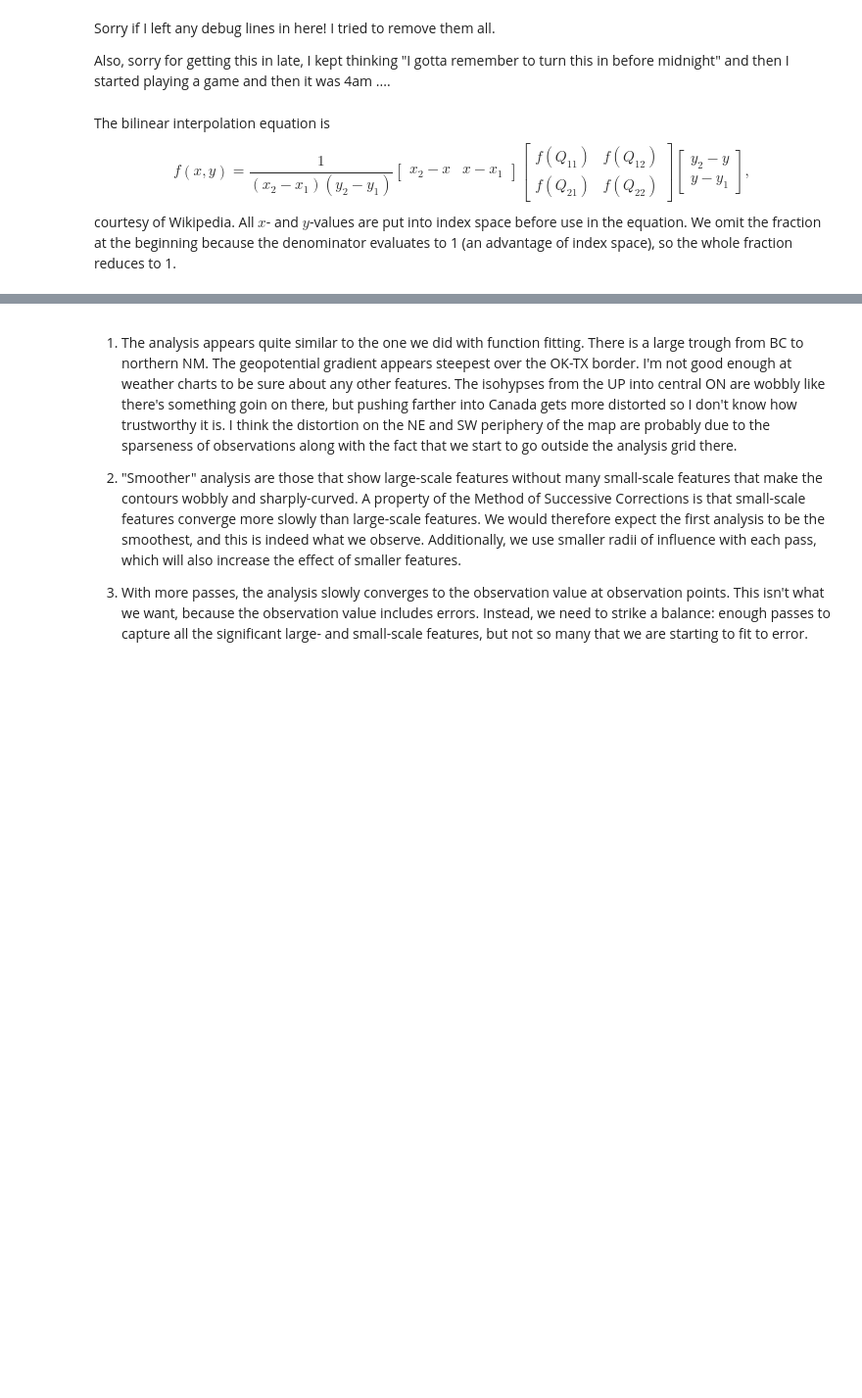
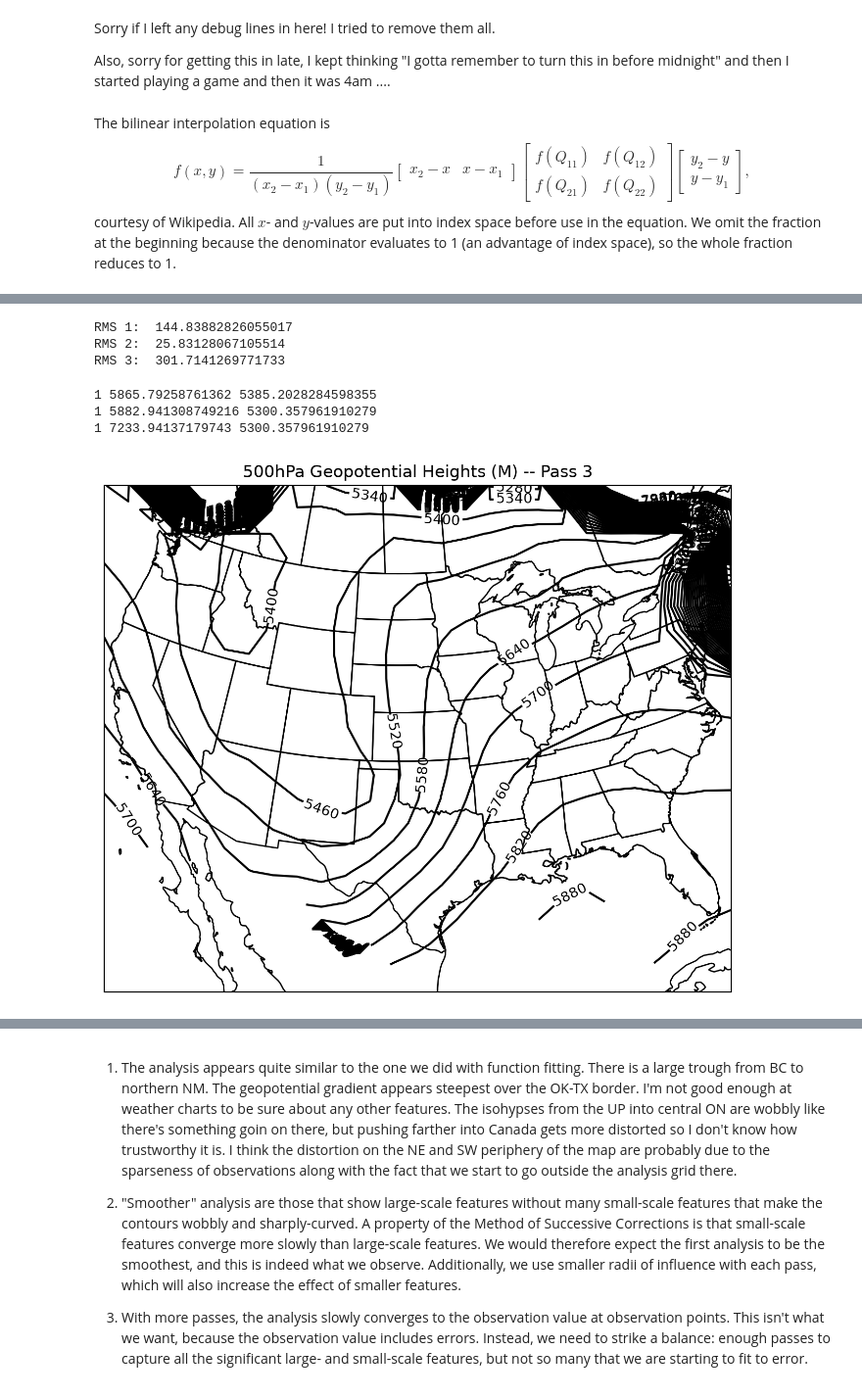
Before and after one commit to Old-World-Yew/ATSC528, a Jupyter notebook: 3-Successive_Corrections/successive_corrections.ipynb, the cells around one changed output, grey strips where cells are left out. Shown at 98% size. Cells and saved outputs as stored; diff of their text form; code cells hidden in the pictures; blank space fills up the shorter version.

Commit message:
when you fix the error and a new one appears...

```diff
--- a/3-Successive_Corrections/successive_corrections.ipynb
+++ b/3-Successive_Corrections/successive_corrections.ipynb
@@ -83,7 +83,7 @@ def bilinearInterpolate(xo: float, yo: float, xGrid: np.ndarray, yGrid: np.ndarr
 
     # Construct the component matrices of the matrix-form bilinear interpolation equation (see the cell below)
     matX = np.array([x2 - xoIndex, xoIndex - x1])
-    matQ = np.array([[tlVal, trVal], [brVal, blVal]])
+    matQ = np.array([[tlVal, trVal], [blVal, brVal]])
     matY = np.array([[y2 - yoIndex], [yoIndex - y1]])
 
     # Calculate the analysis value at the observation point with some matrix multiplications (and an index because it returns a 1x1 numpy array and I want a float !!!)
@@ -349,23 +357,25 @@ def isOutsideGrid(x: float, y: float) -> bool:
     return (x < .25) or (x > .504) or (y < -.155) or (y > .1752)
 
 
-def backgroundFromAnalysis(analysis: np.ndarray, roi: float) -> np.ndarray:
+
+# TODO: This was using analysis1 instead of the correct analysis in the if in the for. When I make it correct, I get ERRORS >:( . Fix it!!!!
+def backgroundFromAnalysis(analysis: np.ndarray, gridAnalysis: np.ndarray, roi: float) -> np.ndarray:
     '''Take a set of analysis values and use them to generate background values at each observation point'''
     background = []
     for i in range(len(obsx)):
 
         if(isOutsideGrid(obsx[i],obsy[i])):
             # If the observation point is outside the analysis grid, we interpolate with the Cressman function
-            bgVal = analyze(obsx[i], obsy[i], gridx.flatten(), gridy.flatten(), analysis1, roi, bgArr=None, bgVal=None, first=True)
+            bgVal = analyze(obsx[i], obsy[i], gridx.flatten(), gridy.flatten(), analysis, roi, bgArr=None, bgVal=None, first=True)
         else:
-            bgVal = bilinearInterpolate(obsx[i], obsy[i], x, y, analysis)
+            bgVal = bilinearInterpolate(obsx[i], obsy[i], x, y, gridAnalysis)
         background.append(bgVal)
     background = np.array(background)
 
     return background
 
 # Create a background field using the previous analysis
-a1background = backgroundFromAnalysis(graphZ1, roi1)
+a1background = backgroundFromAnalysis(analysis1, graphZ1, roi1)
 
 # Almost everything past here is the exact same as analysis 1, so I won't notate it much
 analysis2 = []
@@ -396,7 +406,7 @@ output2 = pd.DataFrame(output2)
 output2.to_csv("AnalysisPass2.csv", index=False, header=False)
 
 # Create a background field from the second analysis pass
-a2background = backgroundFromAnalysis(graphZ2, roi2)
+a2background = backgroundFromAnalysis(analysis2, graphZ2, roi2)
 
 # Again, everything past here is exactly the same as the last pass.
 analysis3 = []
@@ -424,7 +434,7 @@ output3 = pd.DataFrame(output3)
 
 output3.to_csv("AnalysisPass3.csv", index=False, header=False)
 
-a3background = backgroundFromAnalysis(graphZ3, roi3)
+a3background = backgroundFromAnalysis(analysis3, graphZ3, roi3)
 # %%
 ### Calculate Analysis Differences
 
@@ -460,7 +470,7 @@ for bg in backgrounds:
 # Because of our masked arrays, this is very easy with NumPy's array operations
 for i in range(len(maskedBG)):
     square = np.square((maskedObs[i] - maskedBG[i]))
-    rootMeanSquare = np.sqrt(square.mean() / len(maskedBG[i].compressed()))
+    rootMeanSquare = np.sqrt(square.sum() / len(maskedBG[i].compressed()))
     rms.append(rootMeanSquare)
 
 rms = np.array(rms).T
@@ -471,26 +481,50 @@ outrms.to_csv("RootMeanSquares.csv", index=False, header=False)
 # Print the RMS values neatly :)
 for r in range(len(rms)):
     print(f'RMS {r + 1}: ', rms[r])
+# %% [output]
+RMS 1:  144.83882826055017
+RMS 2:  25.83128067105514
+RMS 3:  301.7141269771733
+# %%
+### DEBUG CELL !!!!!
+
+max = 0
+min = 1e100
+for b in backgrounds:
+    for a in b:
+        if(a < min):
+            min = a
+        if(a > max):
+            max = a
+    print(1, max, min)
+
+# why tf is the max going so crazy??????
+# %% [output]
+1 5865.79258761362 5385.2028284598355
+1 5882.941308749216 5300.357961910279
+1 7233.94137179743 5300.357961910279
 # %%
 ### Plot 500mb analyses over a map ###
 
 # CartoPy throws a fit if I don't include this
 import os
 os.environ["PROJ_IGNORE_CELESTIAL_BODY"] = "YES"
 
 globe = ccrs.Globe(ellipse=None, semimajor_axis=rho/100, semiminor_axis=rho/100)
 proj = ccrs.Stereographic(central_longitude=-100,central_latitude=90,true_scale_latitude=60,globe=globe)
 fig = plt.figure(figsize=(8,8),dpi=200)
 ax1 = fig.add_subplot(111,projection=proj)
 ax1.add_feature(cfeature.STATES)
 ax1.add_feature(cfeature.COASTLINE)
 # plot analysis (MAY NEED TO CHANGE VARIABLE NAMES/INDICES) #
-cs1 = ax1.contour(gridy/100/m,-gridx/100/m,graphZ1.T,colors='k',levels=np.arange(0,8000,60),transform=proj)
+cs1 = ax1.contour(gridy/100/m,-gridx/100/m,graphZ3.T,colors='k',levels=np.arange(0,8000,60),transform=proj)
 plt.clabel(cs1,levels=np.arange(0,8000,60))
 
-ax1.set(title='500hPa Geopotential Heights (M) -- Pass 1')
+ax1.set(title='500hPa Geopotential Heights (M) -- Pass 3')
 
 plt.show()
+# %% [output]
+[figure, added]
 # %%
 ### Plot Analysis Differences ###
 #use old code...
```
Also changed, not shown: parts of 5 cells of this notebook, 6 other files.
